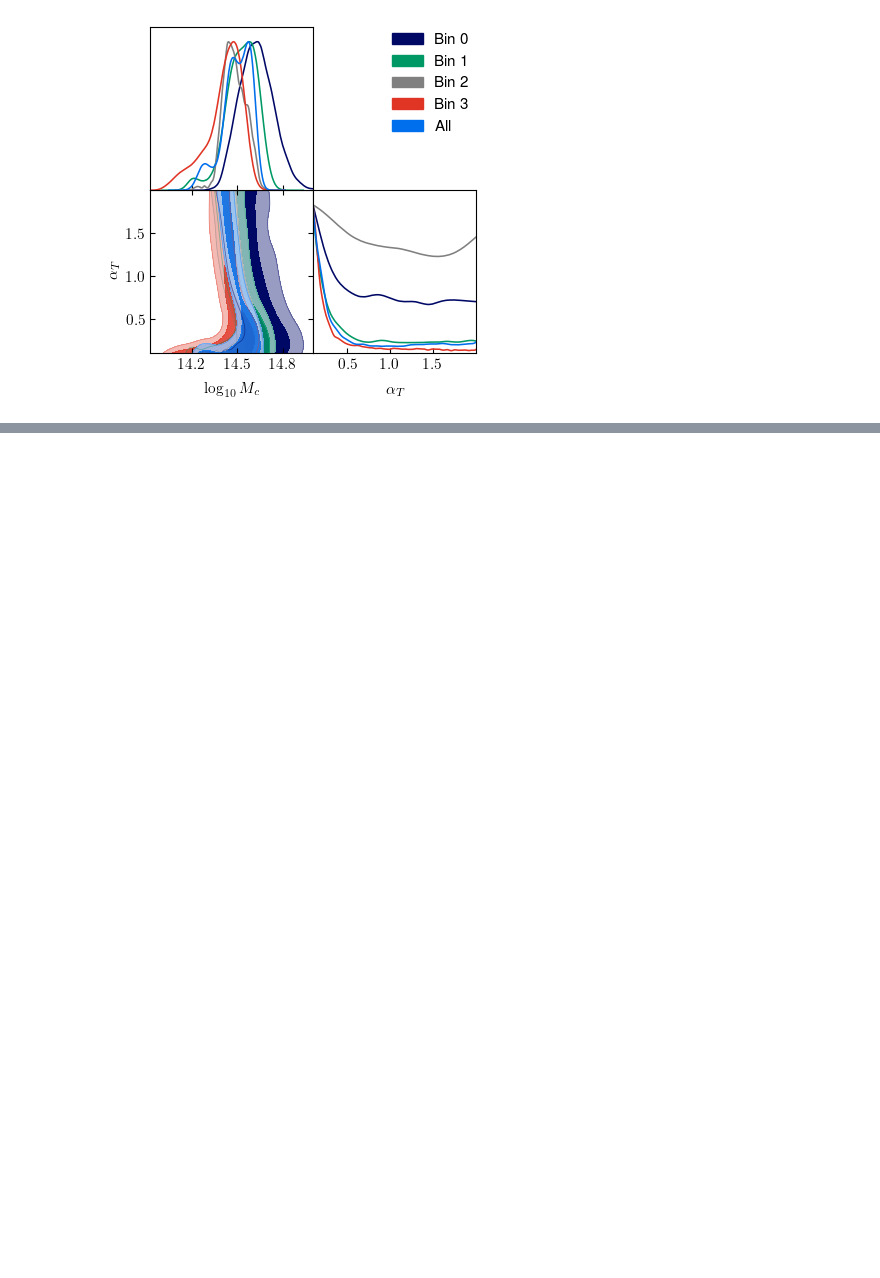
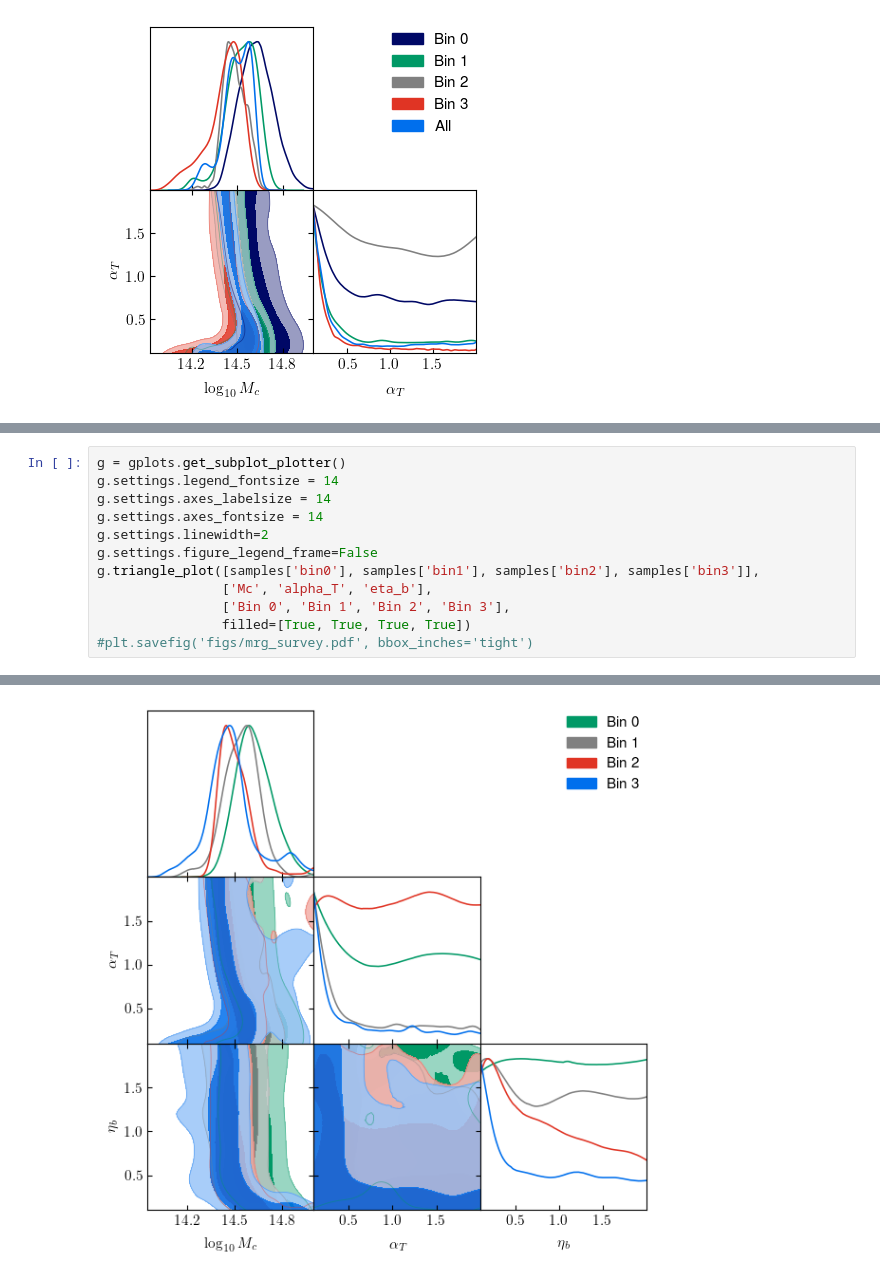
Before and after one commit to Cosmotheka/Cosmotheka_likelihoods, a Jupyter notebook: papers/ROSATx/LikelihoodExample.ipynb, the cells around one changed output, grey strips where cells are left out. Saved outputs shown, nothing was run; the diff lists cells and outputs as text; blank space fills up the shorter version.

```diff
--- a/papers/ROSATx/LikelihoodExample.ipynb
+++ b/papers/ROSATx/LikelihoodExample.ipynb
@@ -325,0 +358,13 @@ WARNING:root:auto bandwidth for alpha_T very small or failed (h=0.00041374677938
+# %%
+g = gplots.get_subplot_plotter()
+g.settings.legend_fontsize = 14
+g.settings.axes_labelsize = 14
+g.settings.axes_fontsize = 14
+g.settings.linewidth=2
+g.settings.figure_legend_frame=False
+g.triangle_plot([samples['bin0'], samples['bin1'], samples['bin2'], samples['bin3']],
+                ['Mc', 'alpha_T', 'eta_b'],
+                ['Bin 0', 'Bin 1', 'Bin 2', 'Bin 3'],
+                filled=[True, True, True, True])
+#plt.savefig('figs/mrg_survey.pdf', bbox_inches='tight')
+# %% [output]
@@ -325,0 +382 @@ WARNING:root:auto bandwidth for alpha_T very small or failed (h=0.00041374677938
+[figure, added]
```
Also changed, not shown: parts of 3 cells of this notebook.
